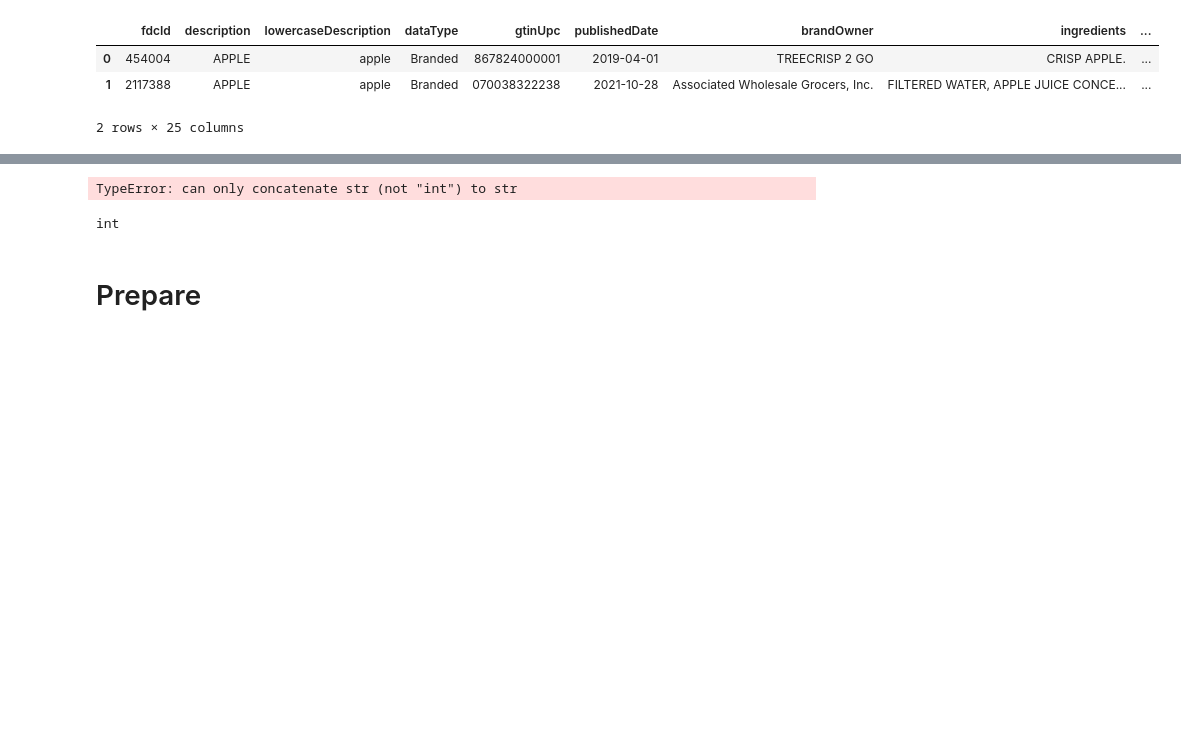
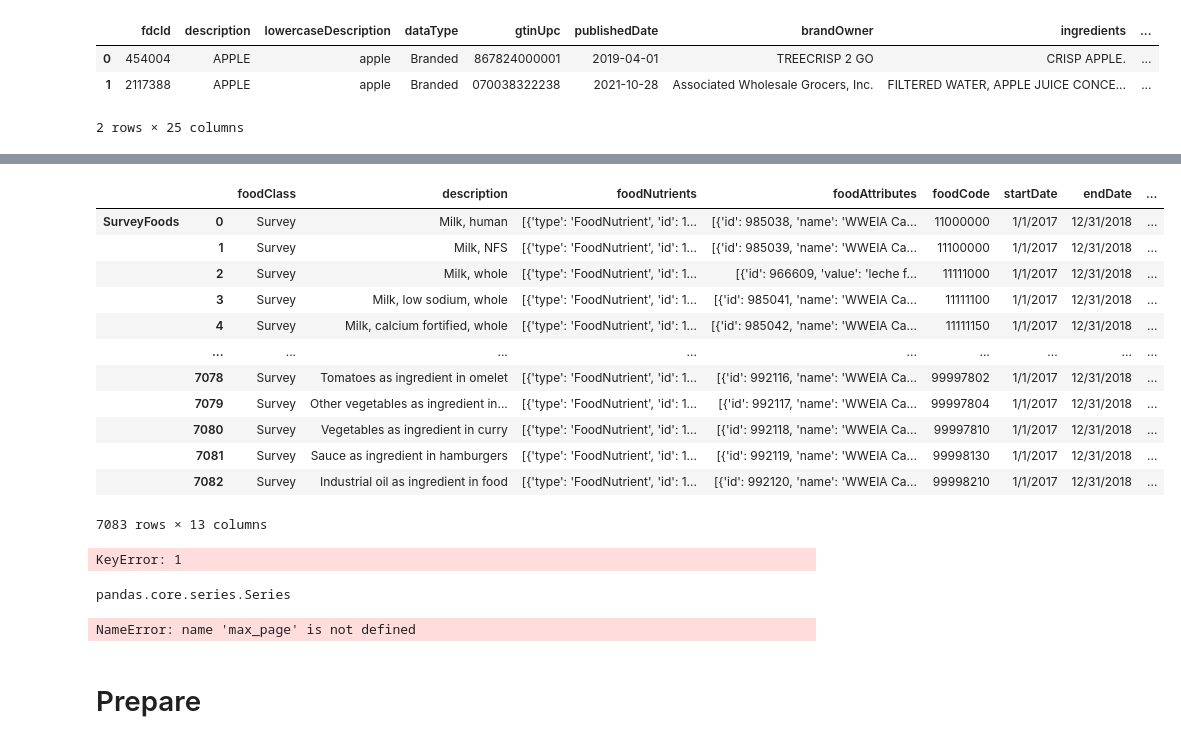
Before and after one commit to Jason-R-Turner/food-nutrient-clustering-project, a Jupyter notebook: wrangle_draft.ipynb, the cells around one changed output, grey strips where cells are left out. Cells and saved outputs as stored; diff of their text form; code cells hidden in the pictures; blank space fills up the shorter version.

```diff
--- a/wrangle.ipynb
+++ b/wrangle_draft.ipynb
@@ -106,26 +106,7 @@ food.head()
 | 0 | 454004 | APPLE | apple | Branded | 867824000001 | 2019-04-01 | TREECRISP 2 GO | CRISP APPLE. | ... |
 | 1 | 2117388 | APPLE | apple | Branded | 070038322238 | 2021-10-28 | Associated Wholesale Grocers, Inc. | FILTERED WATER, APPLE JUICE CONCE... | ... |
 2 rows × 25 columns
-# %%
-# Find the range of pages and iterate through that range
-base_url = 'https://api.data.codeup.com/api/v1/sales?page='
-sales = []
-
-# make the first request and define variables for your range
-# Also save results from first request
-url = base_url + '1'
-response = requests.get(url)
-data = response.json()
-max_page = data['payload']['max_page']
-sales.extend(data['payload']['sales']) # .extend is similar to append but can bring in more than one item
-
-# We already made the request to the first page, so we'll start at 2.
-# We add 1 to max_page because the range() function is exclusive of the endpoint
-page_range = range(2, max_page + 1)
-
-for page in page_range:
-    url = base_url + str(page)
-    print(f'\rFetching page {page}/{max_page} {url}', end='') # By default, the print function ends with a newline. We can use end to change this behavior
-    response = requests.get(url)
-    data = response.json()
-    sales.extend(data['payload']['sales'])
+# %%
+with open('/Users/ultimate/codeup-data-science/pet_projects/FoodData_Central_survey_food_json_2021-10-28.json') as jsonFile:
+    data = json.load(jsonFile)
+    jsonFile.close()
@@ -131,0 +132,17 @@ for page in page_range:
+# %%
+df3 = pd.concat({k: pd.DataFrame(v) for k, v in data.items()}, axis=0)
+df3
+# %% [output]
+|  |  | foodClass | description | foodNutrients | foodAttributes | foodCode | startDate | endDate | ... |
+| SurveyFoods | 0 | Survey | Milk, human | [{'type': 'FoodNutrient', 'id': 1... | [{'id': 985038, 'name': 'WWEIA Ca... | 11000000 | 1/1/2017 | 12/31/2018 | ... |
+|  | 1 | Survey | Milk, NFS | [{'type': 'FoodNutrient', 'id': 1... | [{'id': 985039, 'name': 'WWEIA Ca... | 11100000 | 1/1/2017 | 12/31/2018 | ... |
+|  | 2 | Survey | Milk, whole | [{'type': 'FoodNutrient', 'id': 1... | [{'id': 966609, 'value': 'leche f... | 11111000 | 1/1/2017 | 12/31/2018 | ... |
+|  | 3 | Survey | Milk, low sodium, whole | [{'type': 'FoodNutrient', 'id': 1... | [{'id': 985041, 'name': 'WWEIA Ca... | 11111100 | 1/1/2017 | 12/31/2018 | ... |
+|  | 4 | Survey | Milk, calcium fortified, whole | [{'type': 'FoodNutrient', 'id': 1... | [{'id': 985042, 'name': 'WWEIA Ca... | 11111150 | 1/1/2017 | 12/31/2018 | ... |
+|  | ... | ... | ... | ... | ... | ... | ... | ... | ... |
+|  | 7078 | Survey | Tomatoes as ingredient in omelet | [{'type': 'FoodNutrient', 'id': 1... | [{'id': 992116, 'name': 'WWEIA Ca... | 99997802 | 1/1/2017 | 12/31/2018 | ... |
+|  | 7079 | Survey | Other vegetables as ingredient in... | [{'type': 'FoodNutrient', 'id': 1... | [{'id': 992117, 'name': 'WWEIA Ca... | 99997804 | 1/1/2017 | 12/31/2018 | ... |
+|  | 7080 | Survey | Vegetables as ingredient in curry | [{'type': 'FoodNutrient', 'id': 1... | [{'id': 992118, 'name': 'WWEIA Ca... | 99997810 | 1/1/2017 | 12/31/2018 | ... |
+|  | 7081 | Survey | Sauce as ingredient in hamburgers | [{'type': 'FoodNutrient', 'id': 1... | [{'id': 992119, 'name': 'WWEIA Ca... | 99998130 | 1/1/2017 | 12/31/2018 | ... |
+|  | 7082 | Survey | Industrial oil as ingredient in food | [{'type': 'FoodNutrient', 'id': 1... | [{'id': 992120, 'name': 'WWEIA Ca... | 99998210 | 1/1/2017 | 12/31/2018 | ... |
+7083 rows × 13 columns
@@ -132,3 +152,12 @@ for page in page_range:
+# %%
+
+df5.loc[1,'foodNutrients']
+# %% [output]
+KeyError: 1
+# %%
+type(df5['foodNutrients'])
+# %% [output]
+pandas.core.series.Series
 # %%
 def get_all(endpoint):
     """ Read all records on all pages """
@@ -169,11 +198,9 @@ def get_all(endpoint):
             df = df.reset_index(drop=True)
 
     return df
-# %% [output]
-TypeError: can only concatenate str (not "int") to str
 # %%
 type(max_page)
 # %% [output]
-int
+NameError: name 'max_page' is not defined
 # %% [markdown]
 # Prepare
```
Also changed, not shown: parts of 2 cells of this notebook, 3 other files.
